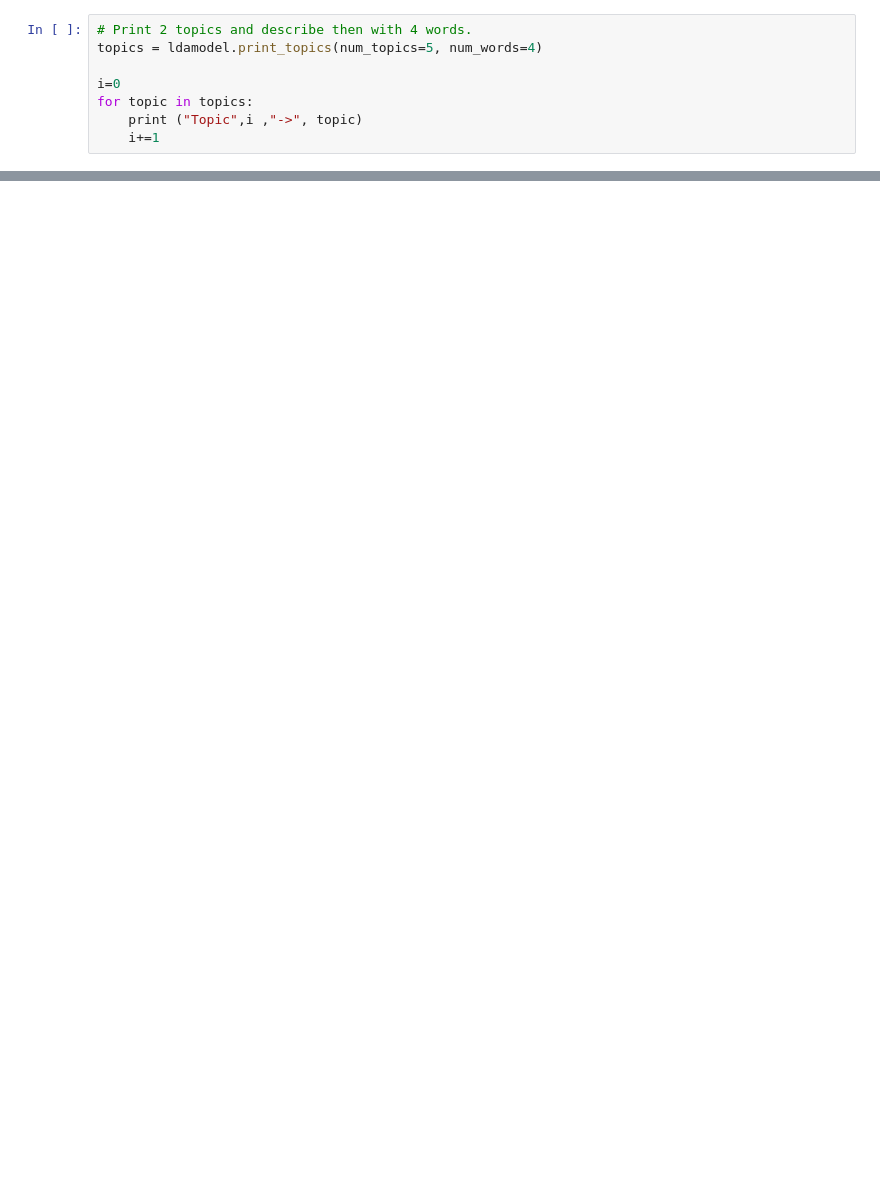
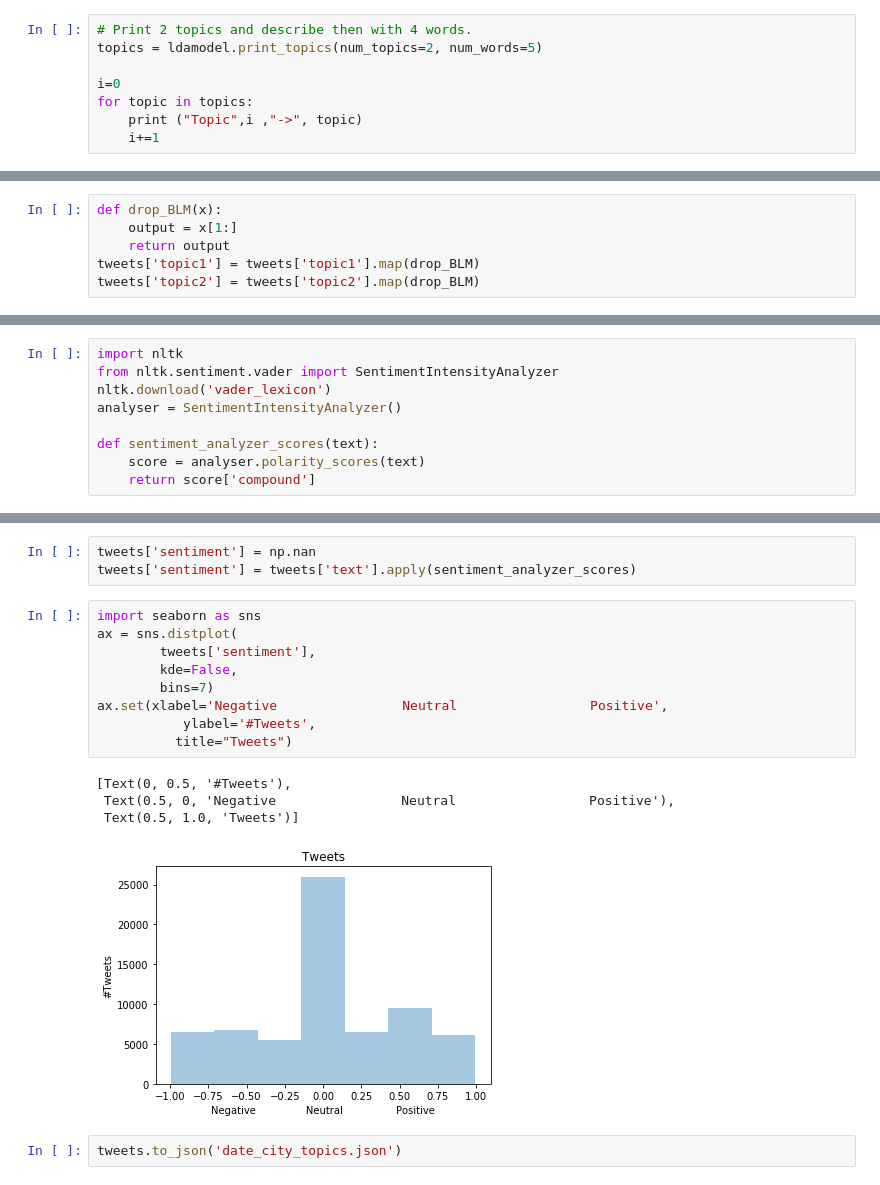
Before and after one commit to samvdh1996/DSP_B6, a Jupyter notebook: LDA.ipynb, the cells around one changed output, grey strips where cells are left out. Drawn from its saved outputs; the diff is of its cells as text; blank space fills up the shorter version.

```diff
--- a/LDA.ipynb
+++ b/LDA.ipynb
@@ -29,6 +99,6 @@ ldamodel = Lda(doc_term_matrix, num_topics=5, id2word = dictionary, passes=20)
 # %%
 # Print 2 topics and describe then with 4 words.
-topics = ldamodel.print_topics(num_topics=5, num_words=4)
+topics = ldamodel.print_topics(num_topics=2, num_words=5)
 
 i=0
 for topic in topics:
@@ -82,0 +131,6 @@ reporting such as "city, state"
+# %%
+def drop_BLM(x):
+    output = x[1:]
+    return output
+tweets['topic1'] = tweets['topic1'].map(drop_BLM)
+tweets['topic2'] = tweets['topic2'].map(drop_BLM)
@@ -82,0 +139,9 @@ reporting such as "city, state"
+# %%
+import nltk
+from nltk.sentiment.vader import SentimentIntensityAnalyzer
+nltk.download('vader_lexicon')
+analyser = SentimentIntensityAnalyzer()
+
+def sentiment_analyzer_scores(text):
+    score = analyser.polarity_scores(text)
+    return score['compound']
@@ -82,0 +152,19 @@ reporting such as "city, state"
+# %%
+tweets['sentiment'] = np.nan
+tweets['sentiment'] = tweets['text'].apply(sentiment_analyzer_scores)
+# %%
+import seaborn as sns
+ax = sns.distplot(
+        tweets['sentiment'],
+        kde=False,
+        bins=7)
+ax.set(xlabel='Negative                Neutral                 Positive',
+           ylabel='#Tweets',
+          title="Tweets")
+# %% [output]
+[Text(0, 0.5, '#Tweets'),
+ Text(0.5, 0, 'Negative                Neutral                 Positive'),
+ Text(0.5, 1.0, 'Tweets')]
+[figure, added]
+# %%
+tweets.to_json('date_city_topics.json')
```
Also changed, not shown: parts of 17 cells of this notebook, 2 other files.
